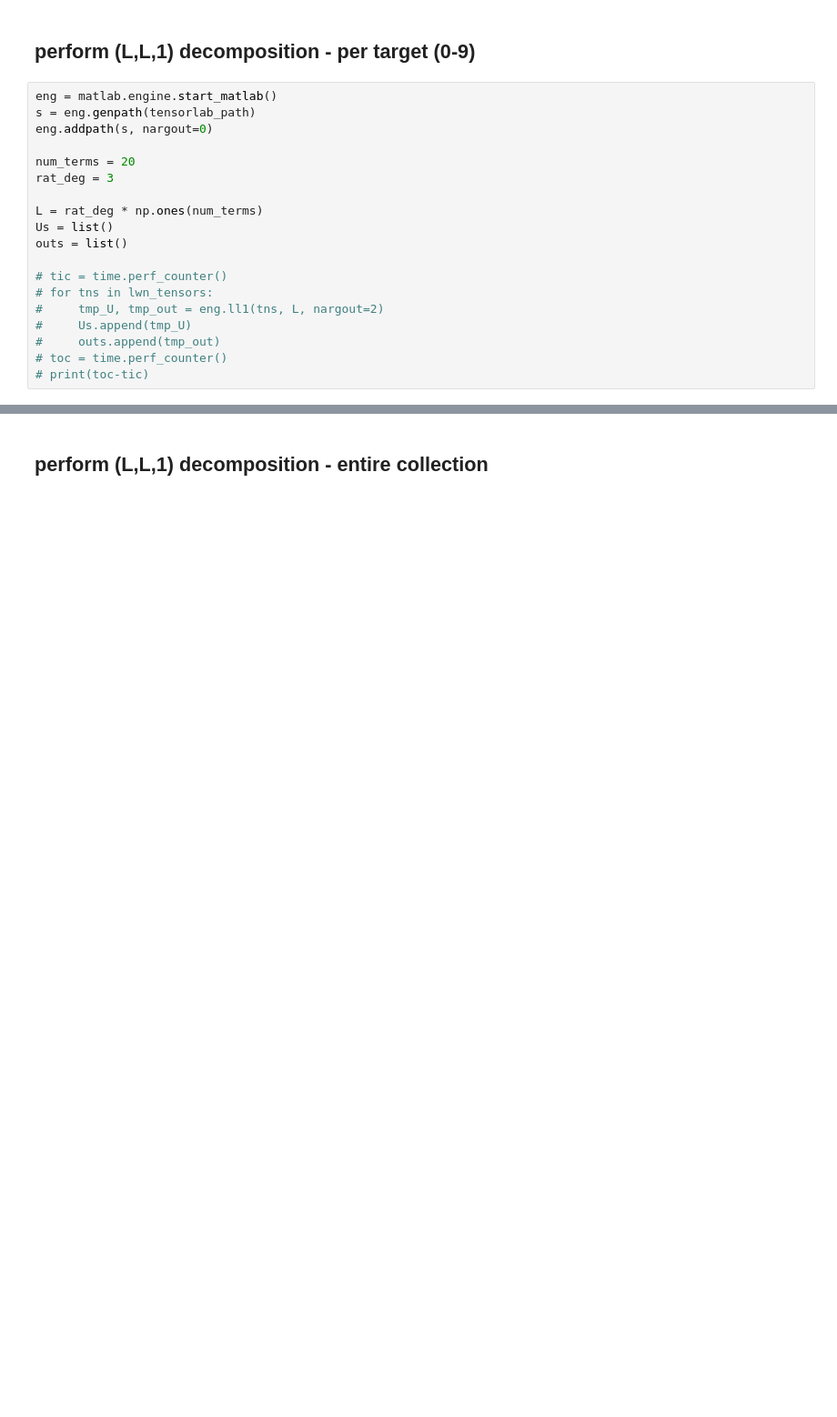
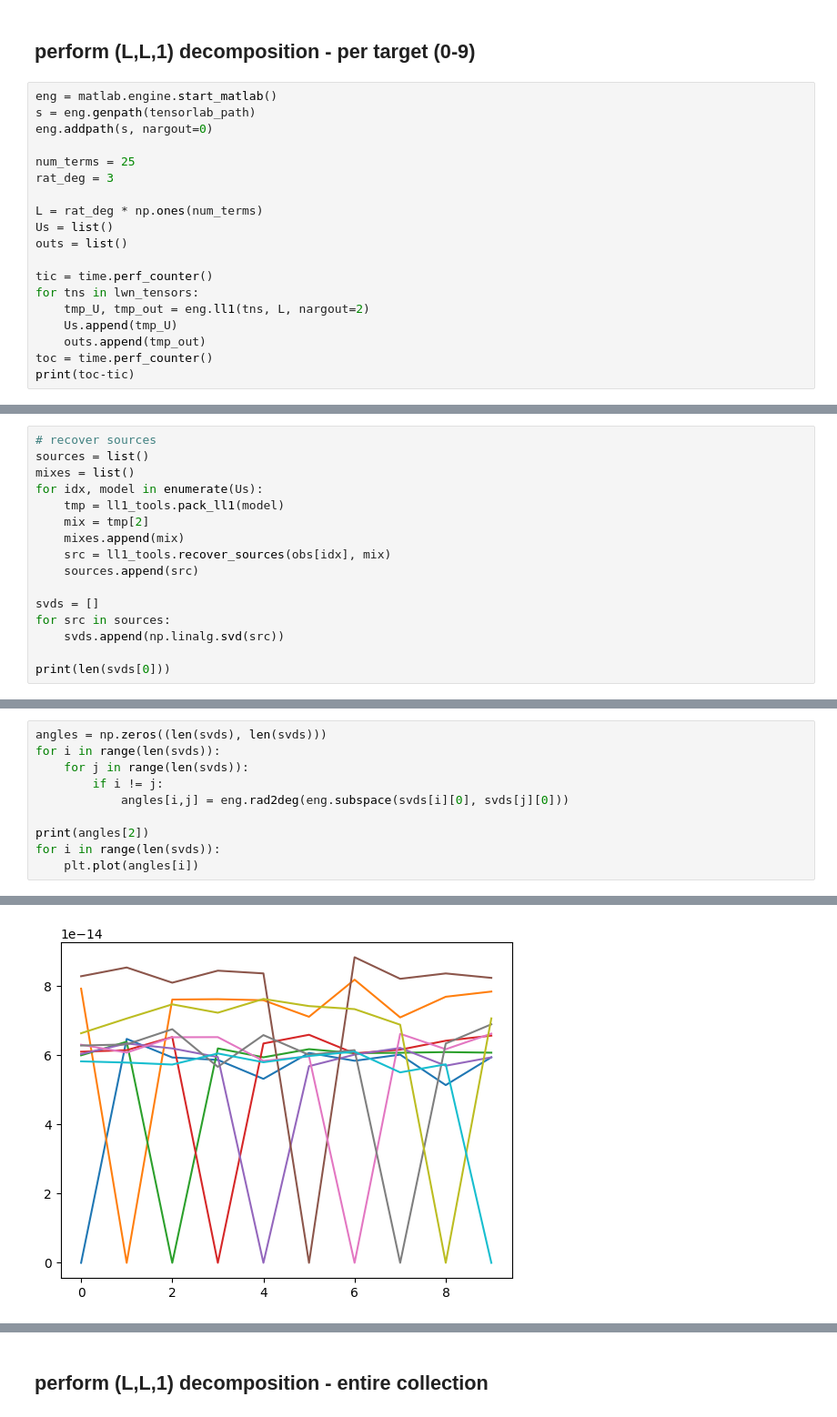
Before and after one commit to matthewmerris/TensorizedRatNets, a Jupyter notebook: notebooks/LenetLinear_processing.ipynb, the cells around one changed output, grey strips where cells are left out. Shown at 91% size. Cells and saved outputs as stored; diff of their text form; blank space fills up the shorter version.

Commit message:
refining linear model experiments

```diff
--- a/notebooks/LenetLinear_processing.ipynb
+++ b/notebooks/LenetLinear_processing.ipynb
@@ -72,17 +81,17 @@ eng = matlab.engine.start_matlab()
 s = eng.genpath(tensorlab_path)
 eng.addpath(s, nargout=0)
 
-num_terms = 20
+num_terms = 25
 rat_deg = 3
 
 L = rat_deg * np.ones(num_terms)
 Us = list()
 outs = list()
 
-# tic = time.perf_counter()
-# for tns in lwn_tensors:
-#     tmp_U, tmp_out = eng.ll1(tns, L, nargout=2)
-#     Us.append(tmp_U)
-#     outs.append(tmp_out)
-# toc = time.perf_counter()
-# print(toc-tic)
+tic = time.perf_counter()
+for tns in lwn_tensors:
+    tmp_U, tmp_out = eng.ll1(tns, L, nargout=2)
+    Us.append(tmp_U)
+    outs.append(tmp_out)
+toc = time.perf_counter()
+print(toc-tic)
@@ -88,0 +116,16 @@ outs = list()
+# %%
+# recover sources
+sources = list()
+mixes = list()
+for idx, model in enumerate(Us):
+    tmp = ll1_tools.pack_ll1(model)
+    mix = tmp[2]
+    mixes.append(mix)
+    src = ll1_tools.recover_sources(obs[idx], mix)
+    sources.append(src)
+
+svds = []
+for src in sources:
+    svds.append(np.linalg.svd(src))
+
+print(len(svds[0]))
@@ -88,0 +134,11 @@ outs = list()
+# %%
+angles = np.zeros((len(svds), len(svds)))
+for i in range(len(svds)):
+    for j in range(len(svds)):
+        if i != j:
+            angles[i,j] = eng.rad2deg(eng.subspace(svds[i][0], svds[j][0]))
+
+print(angles[2])
+for i in range(len(svds)):
+    plt.plot(angles[i])
+# %% [output]
@@ -88,0 +148 @@ outs = list()
+[figure, added]
```
Also changed, not shown: parts of 7 cells of this notebook, 1 other file.
